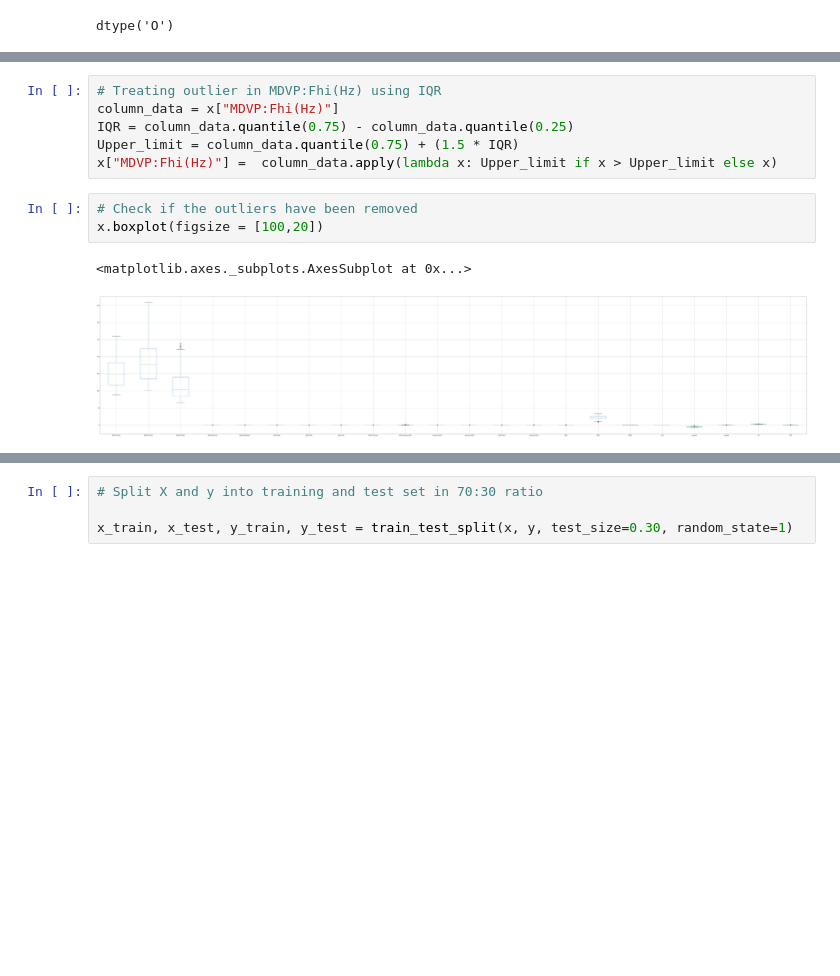
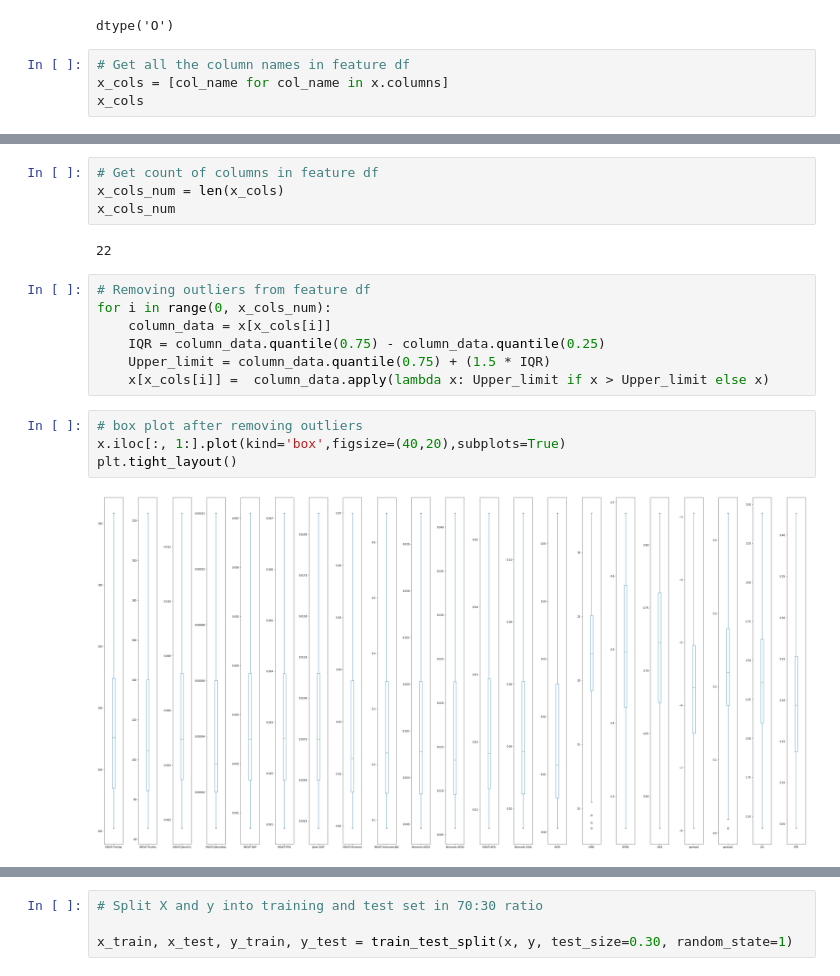
Before and after one commit to GreatLearningAIML1/bangalore-november-2018-batch-dsmithun, a Jupyter notebook: Ensemble Techniques_R3_Project_Parkinson’s Disease.ipynb, the cells around one changed output, grey strips where cells are left out. Drawn from its saved outputs; the diff is of its cells as text; blank space fills up the shorter version.

```diff
--- a/Ensemble Techniques_R3_Project_Parkinson’s Disease.ipynb
+++ b/Ensemble Techniques_R3_Project_Parkinson’s Disease.ipynb
@@ -258,3 +259,7 @@ y.shape
 y.dtypes
 # %% [output]
 dtype('O')
+# %%
+# Get all the column names in feature df
+x_cols = [col_name for col_name in x.columns]
+x_cols
@@ -261,15 +284,22 @@ dtype('O')
+# %%
+# Get count of columns in feature df
+x_cols_num = len(x_cols)
+x_cols_num
+# %% [output]
+22
 # %%
-# Treating outlier in MDVP:Fhi(Hz) using IQR
-column_data = x["MDVP:Fhi(Hz)"]
-IQR = column_data.quantile(0.75) - column_data.quantile(0.25)
-Upper_limit = column_data.quantile(0.75) + (1.5 * IQR)
-x["MDVP:Fhi(Hz)"] =  column_data.apply(lambda x: Upper_limit if x > Upper_limit else x)
+# Removing outliers from feature df
+for i in range(0, x_cols_num):
+    column_data = x[x_cols[i]]
+    IQR = column_data.quantile(0.75) - column_data.quantile(0.25)
+    Upper_limit = column_data.quantile(0.75) + (1.5 * IQR)
+    x[x_cols[i]] =  column_data.apply(lambda x: Upper_limit if x > Upper_limit else x)
-# %%
-# Check if the outliers have been removed
-x.boxplot(figsize = [100,20])
-# %% [output]
-<matplotlib.axes._subplots.AxesSubplot at 0x...>
-[figure, removed]
+# %%
+# box plot after removing outliers
+x.iloc[:, 1:].plot(kind='box',figsize=(40,20),subplots=True)
+plt.tight_layout()
+# %% [output]
+[figure, added]
 # %%
 # Z scaling of feature set
 x = x.apply(zscore)
```
Also changed, not shown: parts of 5 cells of this notebook.
